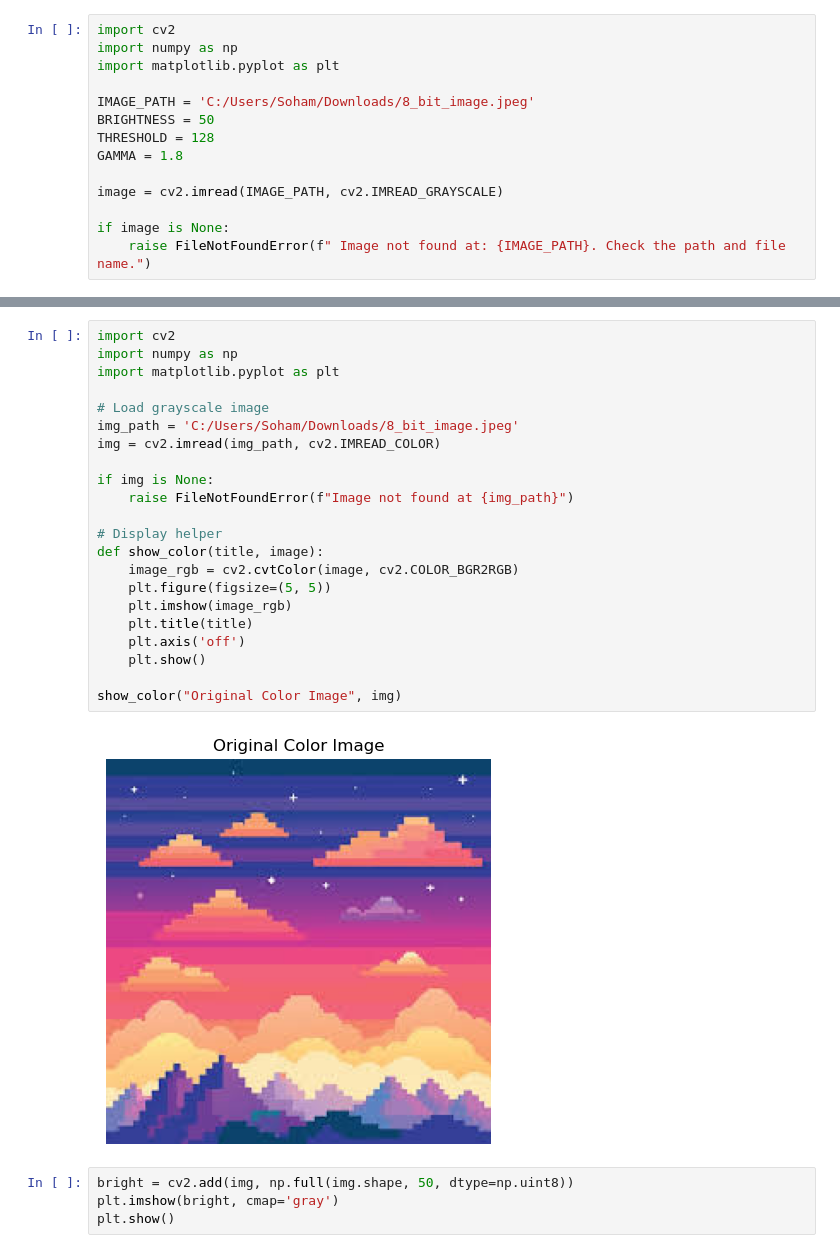
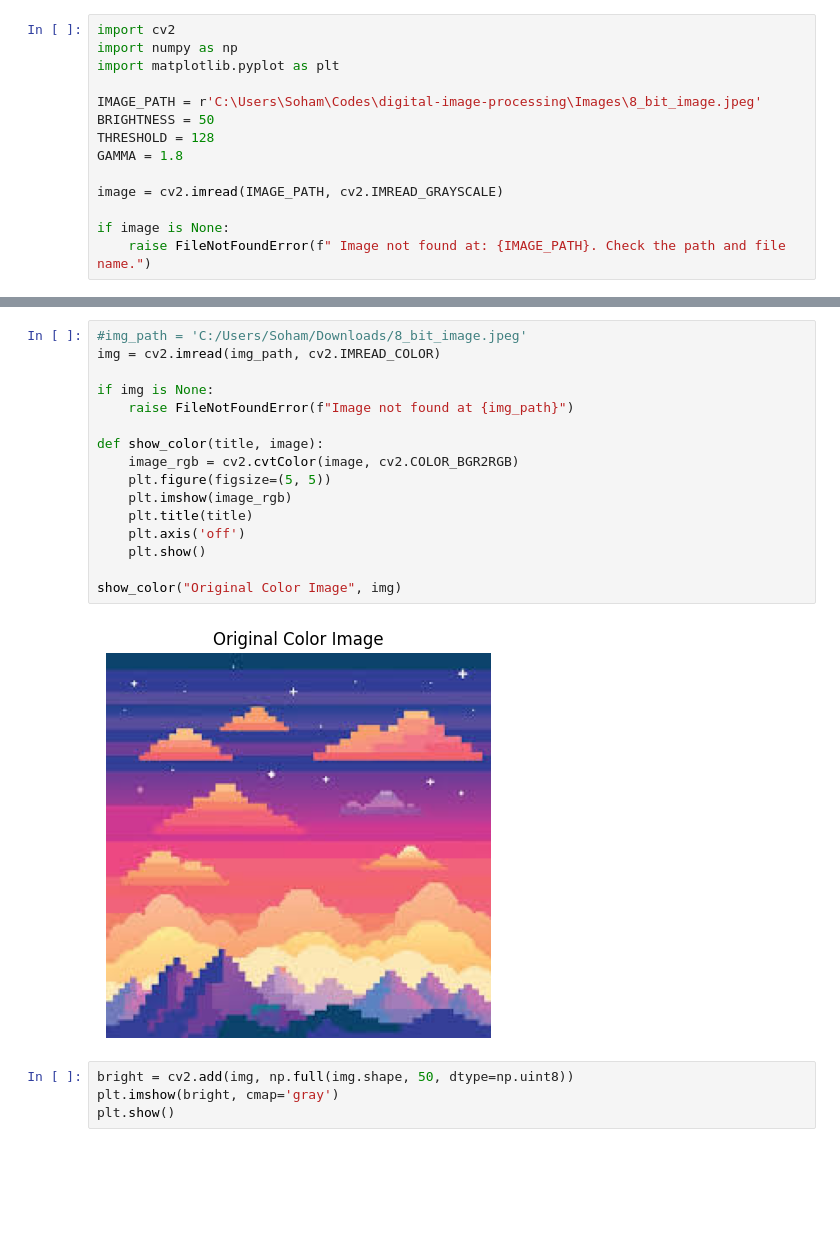
Before and after one commit to soham-raddi/digital-image-processing, a Jupyter notebook: FDIP.ipynb, the cells around one changed output, grey strips where cells are left out. Drawn from its saved outputs; the diff is of its cells as text; blank space fills up the shorter version.

```diff
--- a/FDIP.ipynb
+++ b/FDIP.ipynb
@@ -5,7 +5,7 @@ import cv2
 import numpy as np
 import matplotlib.pyplot as plt
 
-IMAGE_PATH = 'C:/Users/Soham/Downloads/8_bit_image.jpeg'
+IMAGE_PATH = r'C:\Users\Soham\Codes\digital-image-processing\Images\8_bit_image.jpeg'
 BRIGHTNESS = 50
 THRESHOLD = 128
 GAMMA = 1.8
@@ -62,29 +62,23 @@ show_image(gamma_corrected, f"Gamma Correction (γ = {GAMMA})")
 # %% [output]
 [figure]
 # %%
-import cv2
-import numpy as np
-import matplotlib.pyplot as plt
-
-# Load grayscale image
-img_path = 'C:/Users/Soham/Downloads/8_bit_image.jpeg'
+#img_path = 'C:/Users/Soham/Downloads/8_bit_image.jpeg'
 img = cv2.imread(img_path, cv2.IMREAD_COLOR)
 
 if img is None:
     raise FileNotFoundError(f"Image not found at {img_path}")
 
-# Display helper
 def show_color(title, image):
     image_rgb = cv2.cvtColor(image, cv2.COLOR_BGR2RGB)
     plt.figure(figsize=(5, 5))
     plt.imshow(image_rgb)
     plt.title(title)
     plt.axis('off')
     plt.show()
 
 show_color("Original Color Image", img)
 # %% [output]
-[figure, old version]
+[figure, new version]
 # %%
 bright = cv2.add(img, np.full(img.shape, 50, dtype=np.uint8))
 plt.imshow(bright, cmap='gray')
```
Also changed, not shown: parts of 12 cells of this notebook.
